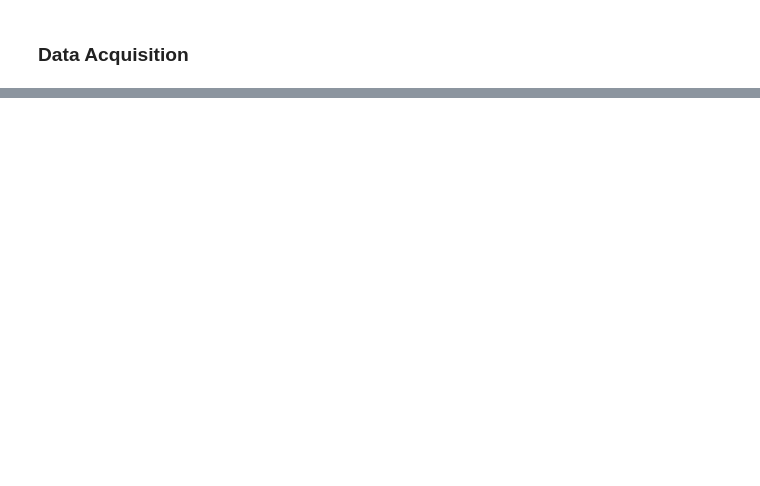
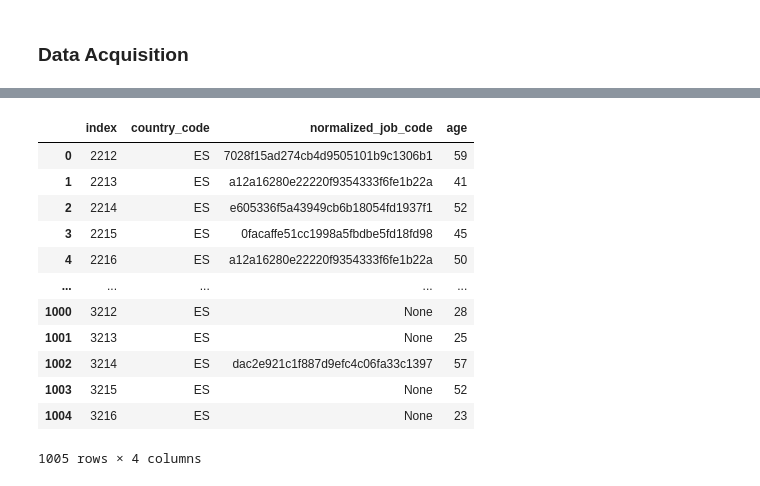
Before and after one commit to ivancompany92/ih_datamadpt0420_project_m1, a Jupyter notebook: notebooks/data_1.ipynb, the cells around one changed output, grey strips where cells are left out. Cells and saved outputs as stored; diff of their text form; code cells hidden in the pictures; blank space fills up the shorter version.

```diff
--- a/notebooks/data_1.ipynb
+++ b/notebooks/data_1.ipynb
@@ -19,0 +33,5 @@ df_data_raw = pd.read_sql_query(query, engine)
+# %%
+df_data_raw.dropna(inplace=True)
+df_data_raw.reset_index(inplace=True)
+df_data_raw.drop('index', axis=1,inplace=True)
+df_data_raw
@@ -19,0 +52,3 @@ df_data_raw = pd.read_sql_query(query, engine)
+# %%
+df_data_raw.rename({'country':'Country'}, axis=1, inplace=True)
+df_data_raw
@@ -19,0 +69,20 @@ df_data_raw = pd.read_sql_query(query, engine)
+# %%
+
+country='ES'
+df_choice = df_data_raw[df_data_raw['country_code']==f'{country}'].reset_index()
+
+df_choice
+# %% [output]
+|  | index | country_code | normalized_job_code | age |
+| 0 | 2212 | ES | 7028f15ad274cb4d9505101b9c1306b1 | 59 |
+| 1 | 2213 | ES | a12a16280e22220f9354333f6fe1b22a | 41 |
+| 2 | 2214 | ES | e605336f5a43949cb6b18054fd1937f1 | 52 |
+| 3 | 2215 | ES | 0facaffe51cc1998a5fbdbe5fd18fd98 | 45 |
+| 4 | 2216 | ES | a12a16280e22220f9354333f6fe1b22a | 50 |
+| ... | ... | ... | ... | ... |
+| 1000 | 3212 | ES | None | 28 |
+| 1001 | 3213 | ES | None | 25 |
+| 1002 | 3214 | ES | dac2e921c1f887d9efc4c06fa33c1397 | 57 |
+| 1003 | 3215 | ES | None | 52 |
+| 1004 | 3216 | ES | None | 23 |
+1005 rows × 4 columns
```
Also changed, not shown: parts of 41 cells of this notebook, 20 other files.
